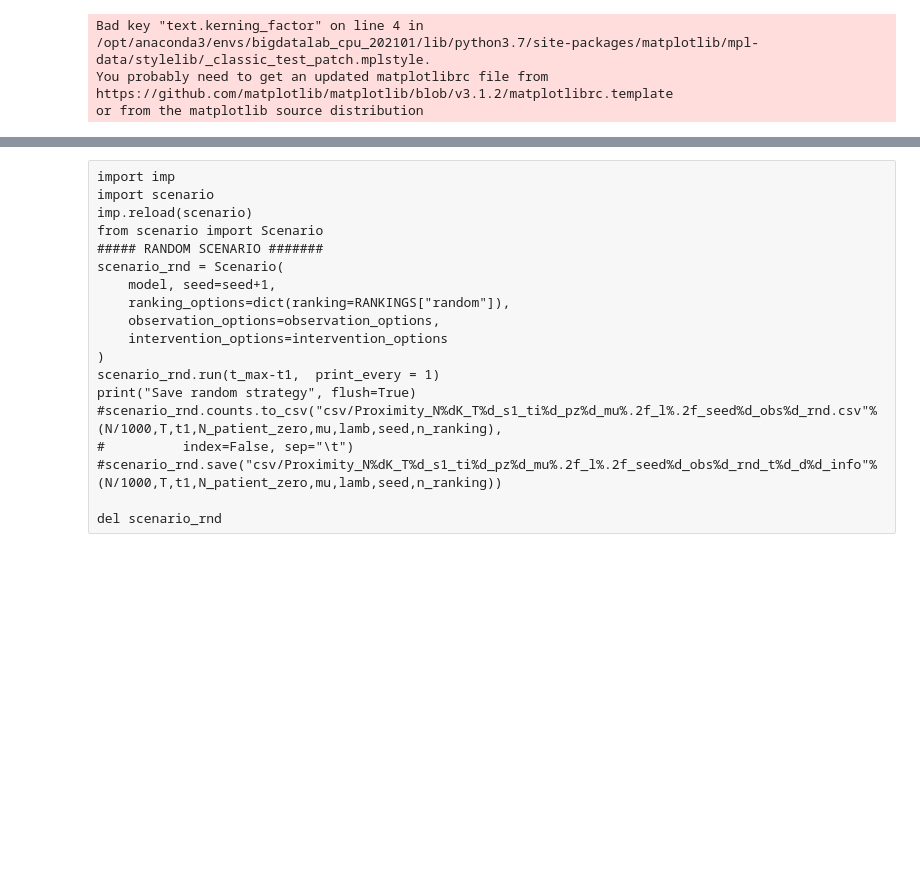
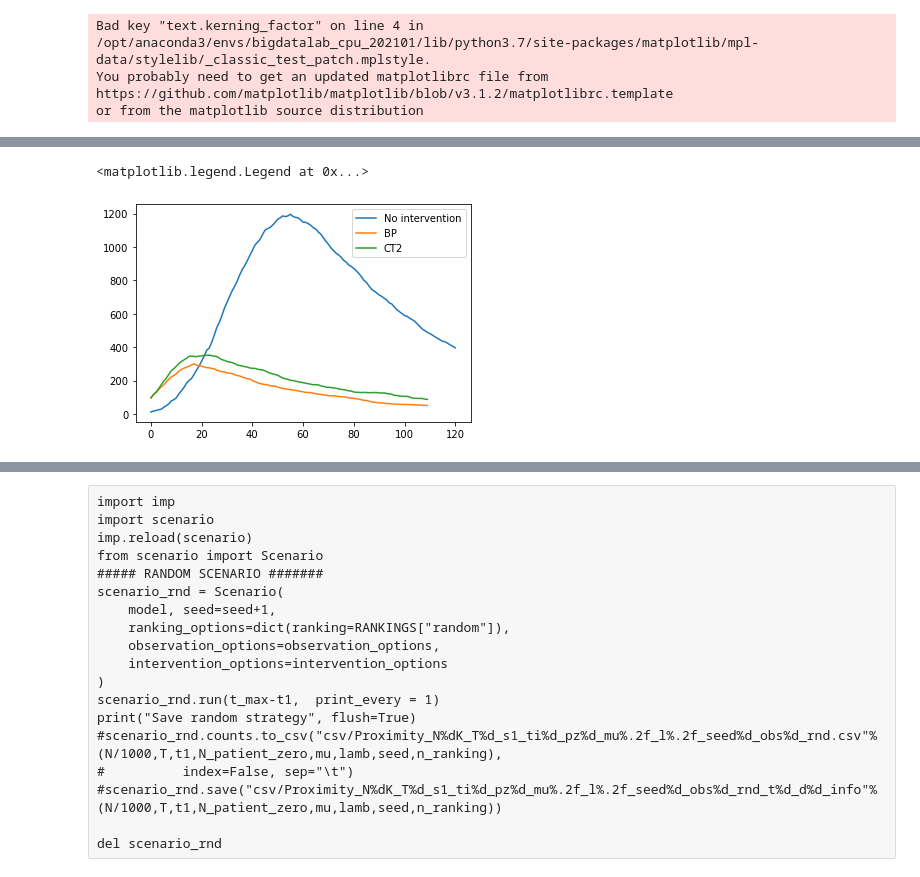
Before and after one commit to sibyl-team/sir_inference, a Jupyter notebook: loop_proximity.ipynb, the cells around one changed output, grey strips where cells are left out. Drawn from its saved outputs; the diff is of its cells as text; code cells hidden in the pictures; blank space fills up the shorter version.

```diff
--- a/loop_proximity.ipynb
+++ b/loop_proximity.ipynb
@@ -187,6 +308,9 @@ print("Save tracing sec NN strategy", flush=True)
    #               index=False, sep="\t")
 
 scenario_trac_2nd.save("csv/Proximity_N%dK_T%d_s1_ti%d_pz%d_mu%.2f_l%.2f_seed%d_obs%d_trac2nd_t%d_info"%(N/1000,T,t1,N_patient_zero,mu,lamb,seed,n_ranking,trac_tau))
-
+cnts = scenario_trac_2nd.counts
+cnts["t" ]=cnts.index
+traces["CT2"] = cnts
+save_status(scenario_trac_2nd, "CT2")
 del scenario_trac_2nd
 print("End seed", flush=True)
@@ -192,0 +335,8 @@ print("End seed", flush=True)
+# %%
+plt.plot(np.array(db.index), db.I, label="No intervention")
+for k in traces:
+    plt.plot(traces[k]["t"],traces[k]["I"], label=k)
+plt.legend()
+# %% [output]
+<matplotlib.legend.Legend at 0x...>
+[figure, added]
```
Also changed, not shown: parts of 36 cells of this notebook.
